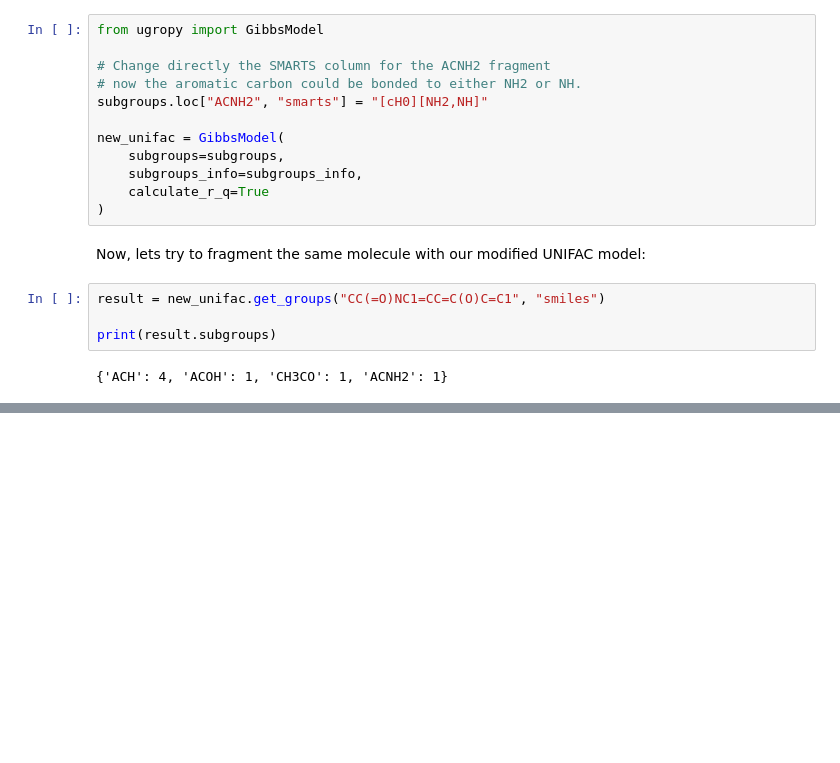
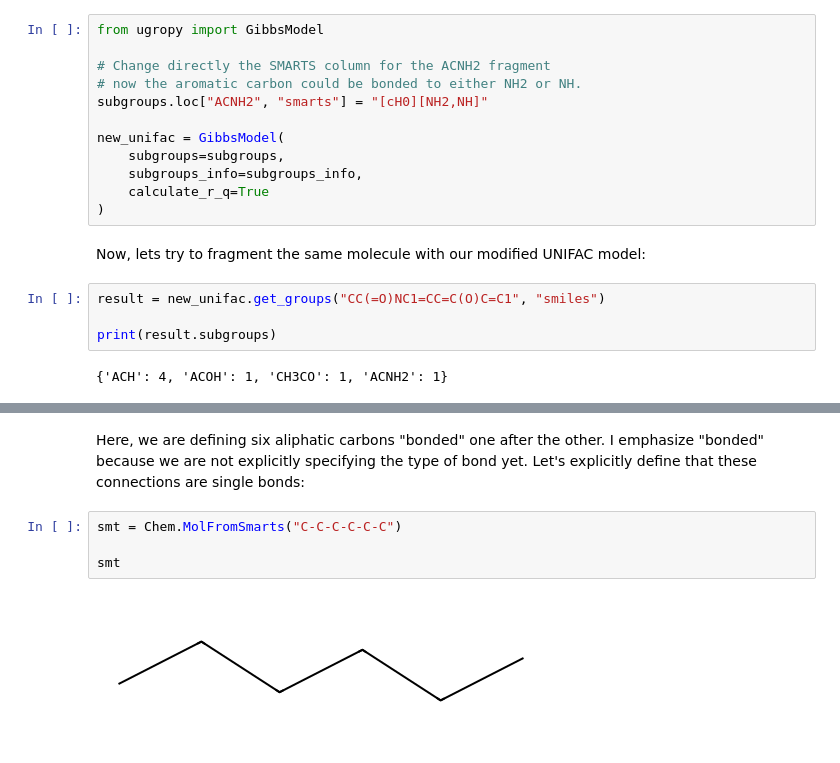
Before and after one commit to ipqa-research/ugropy, a Jupyter notebook: docs/source/tutorial/power_user.ipynb, the cells around one changed output, grey strips where cells are left out. Saved outputs shown, nothing was run; the diff lists cells and outputs as text; blank space fills up the shorter version.

```diff
--- a/docs/source/tutorial/power_user.ipynb
+++ b/docs/source/tutorial/power_user.ipynb
@@ -578,0 +714,10 @@ simple to follow and understand how to extend the basic behavior of the base
+# %% [markdown]
+Here, we are defining six aliphatic carbons "bonded" one after the other. I
+emphasize "bonded" because we are not explicitly specifying the type of bond
+yet. Let's explicitly define that these connections are single bonds:
+# %%
+smt = Chem.MolFromSmarts("C-C-C-C-C-C")
+
+smt
+# %% [output]
+[figure, added]
```
Also changed, not shown: parts of 44 cells of this notebook, 5 other files.
